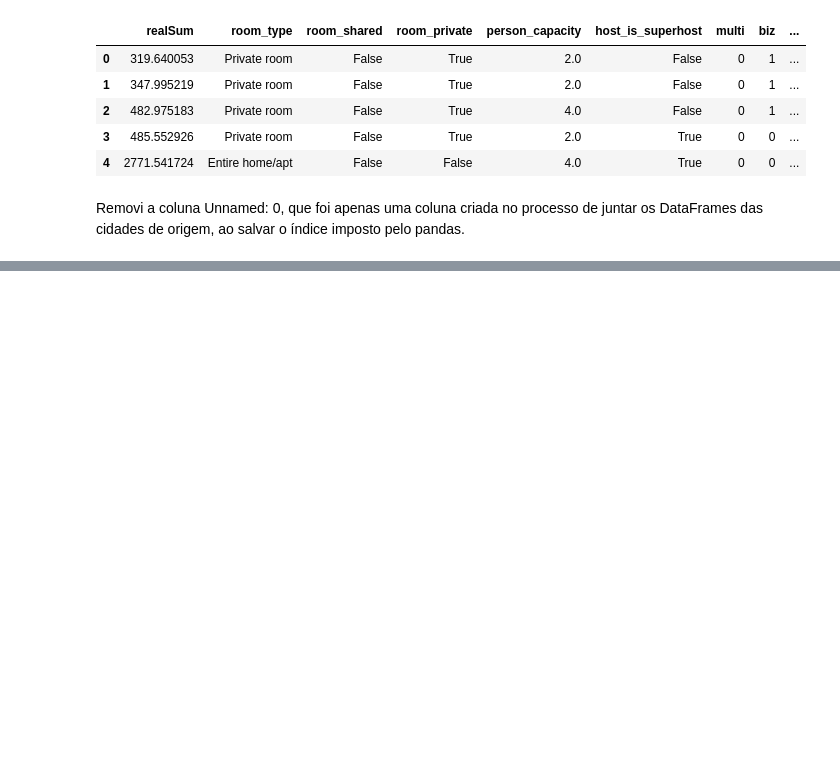
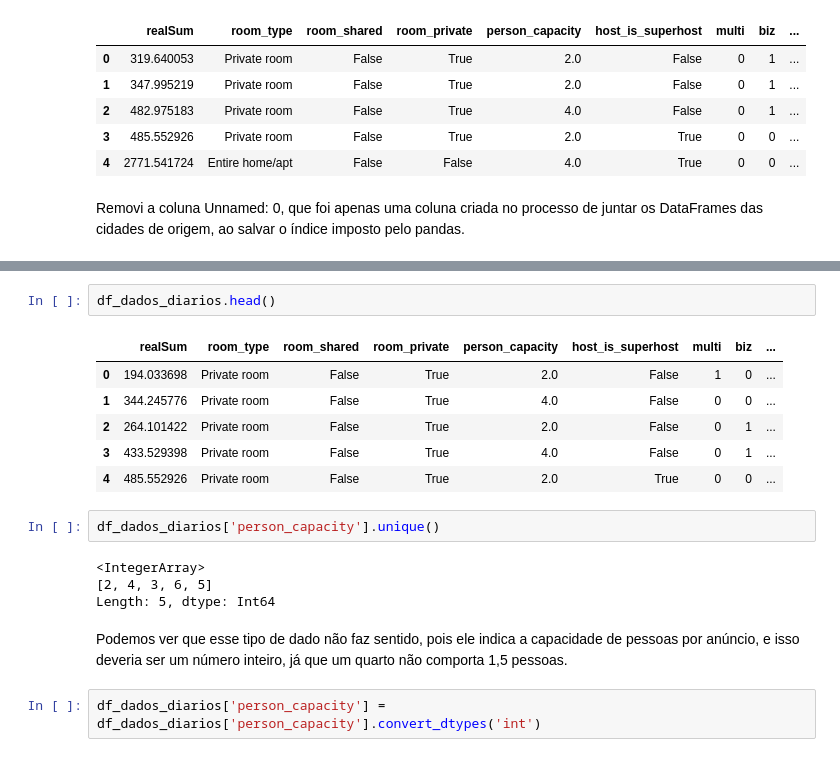
Before and after one commit to walleceoli/airbnb-europe-insights-, a Jupyter notebook: analise.ipynb, the cells around one changed output, grey strips where cells are left out. Cells and saved outputs as stored; diff of their text form; blank space fills up the shorter version.

Commit message:
Verificado e corrijido tipos de dados colunas

```diff
--- a/analise.ipynb
+++ b/analise.ipynb
@@ -296,0 +321,19 @@ Removi a coluna Unnamed: 0, que foi apenas uma coluna criada no processo de junt
+# %%
+df_dados_diarios.head()
+# %% [output]
+|  | realSum | room_type | room_shared | room_private | person_capacity | host_is_superhost | multi | biz | ... |
+| 0 | 194.033698 | Private room | False | True | 2.0 | False | 1 | 0 | ... |
+| 1 | 344.245776 | Private room | False | True | 4.0 | False | 0 | 0 | ... |
+| 2 | 264.101422 | Private room | False | True | 2.0 | False | 0 | 1 | ... |
+| 3 | 433.529398 | Private room | False | True | 4.0 | False | 0 | 1 | ... |
+| 4 | 485.552926 | Private room | False | True | 2.0 | True | 0 | 0 | ... |
+# %%
+df_dados_diarios['person_capacity'].unique()
+# %% [output]
+<IntegerArray>
+[2, 4, 3, 6, 5]
+Length: 5, dtype: Int64
+# %% [markdown]
+Podemos ver que esse tipo de dado não faz sentido, pois ele indica a capacidade de pessoas por anúncio, e isso deveria ser um número inteiro, já que um quarto não comporta 1,5 pessoas.
+# %%
+df_dados_diarios['person_capacity'] = df_dados_diarios['person_capacity'].convert_dtypes('int')
```
Also changed, not shown: parts of 26 cells of this notebook.
